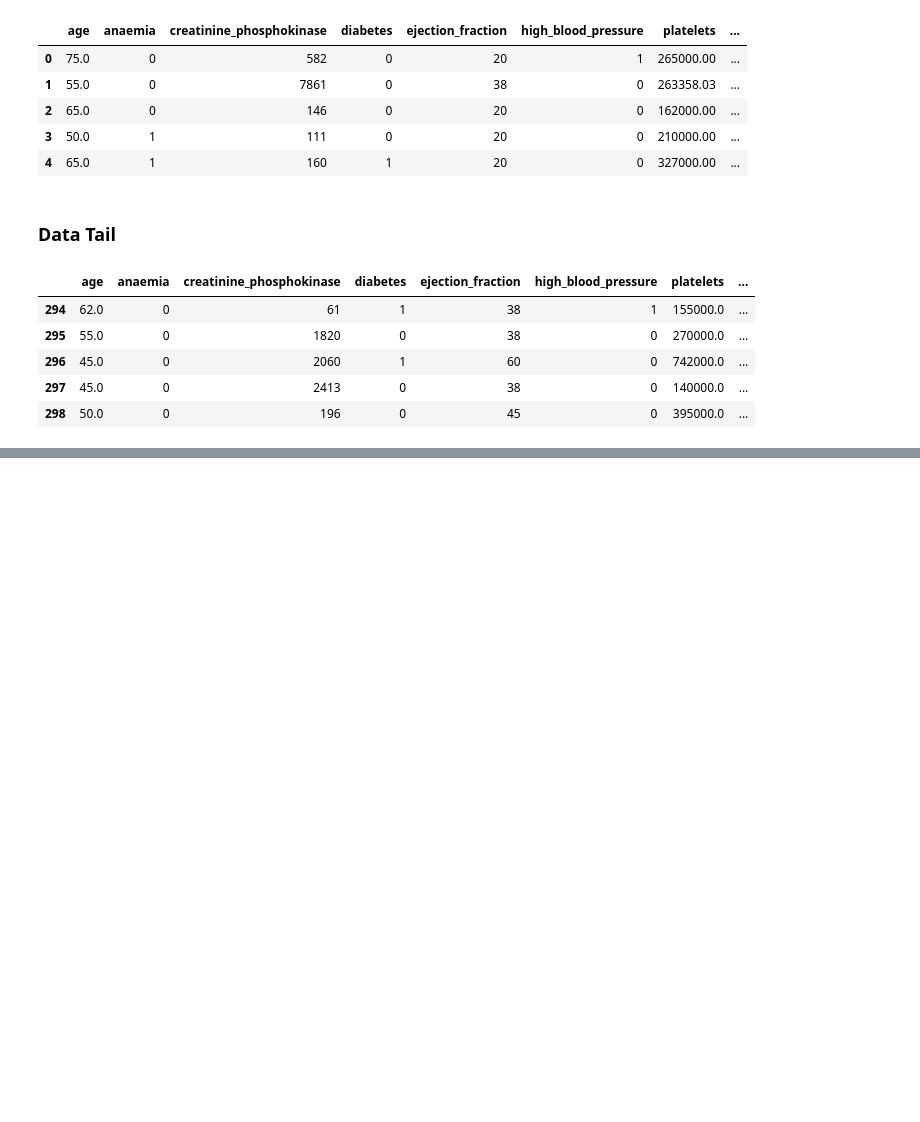
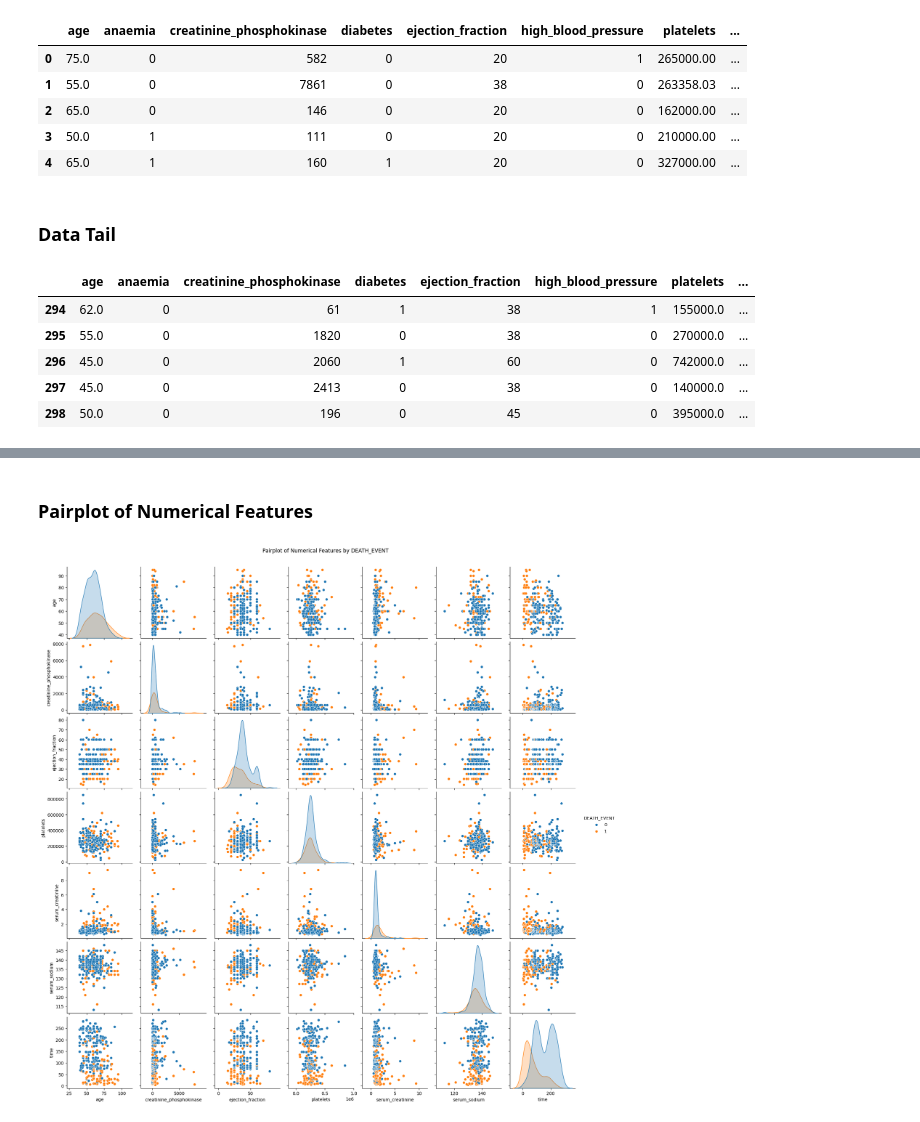
Before and after one commit to MarisaOishy/Heart-_Failure-_Prediction, a Jupyter notebook: Notebook_file/Heart_failure_prediction.ipynb, the cells around one changed output, grey strips where cells are left out. Cells and saved outputs as stored; diff of their text form; code cells hidden in the pictures; blank space fills up the shorter version.

```diff
--- a/Notebook_file/Heart_failure_prediction.ipynb
+++ b/Notebook_file/Heart_failure_prediction.ipynb
@@ -53,0 +127,11 @@ data.tail()
+# %% [markdown]
+###  Pairplot of Numerical Features
+# %%
+sns.pairplot(data, vars=[
+    'age', 'creatinine_phosphokinase', 'ejection_fraction', 'platelets',
+    'serum_creatinine', 'serum_sodium', 'time'
+], hue='DEATH_EVENT', diag_kind='kde')
+plt.suptitle("Pairplot of Numerical Features by DEATH_EVENT", y=1.02)
+plt.show()
+# %% [output]
+[figure, added]
```
Also changed, not shown: parts of 17 cells of this notebook.
